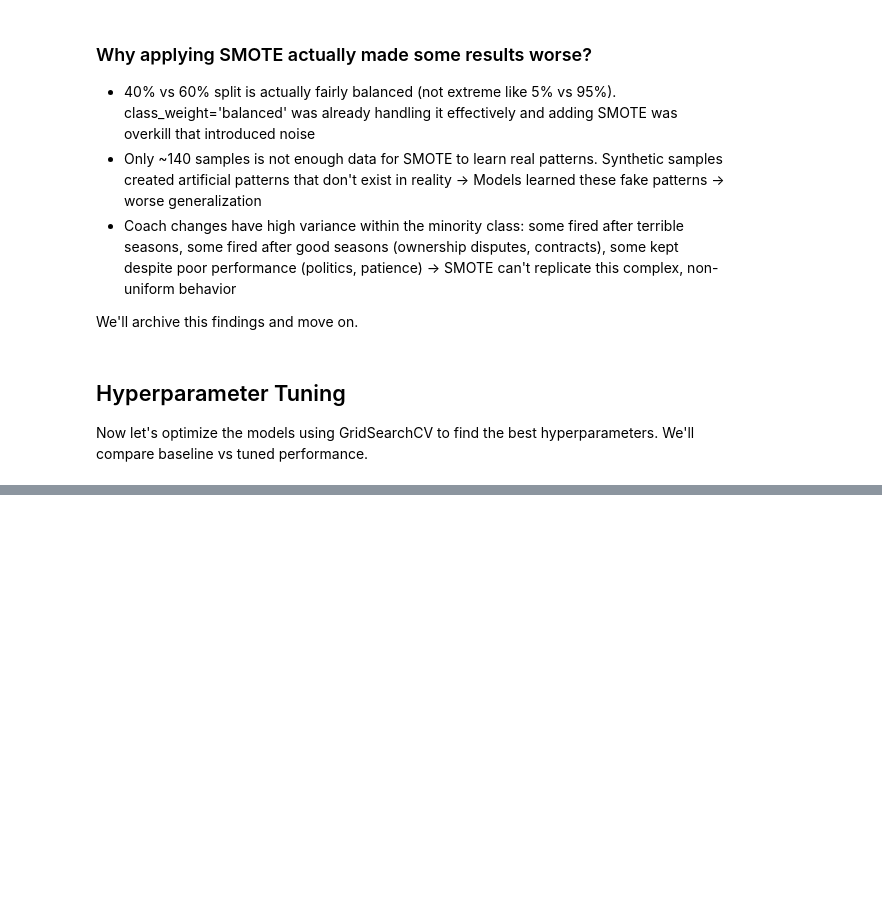
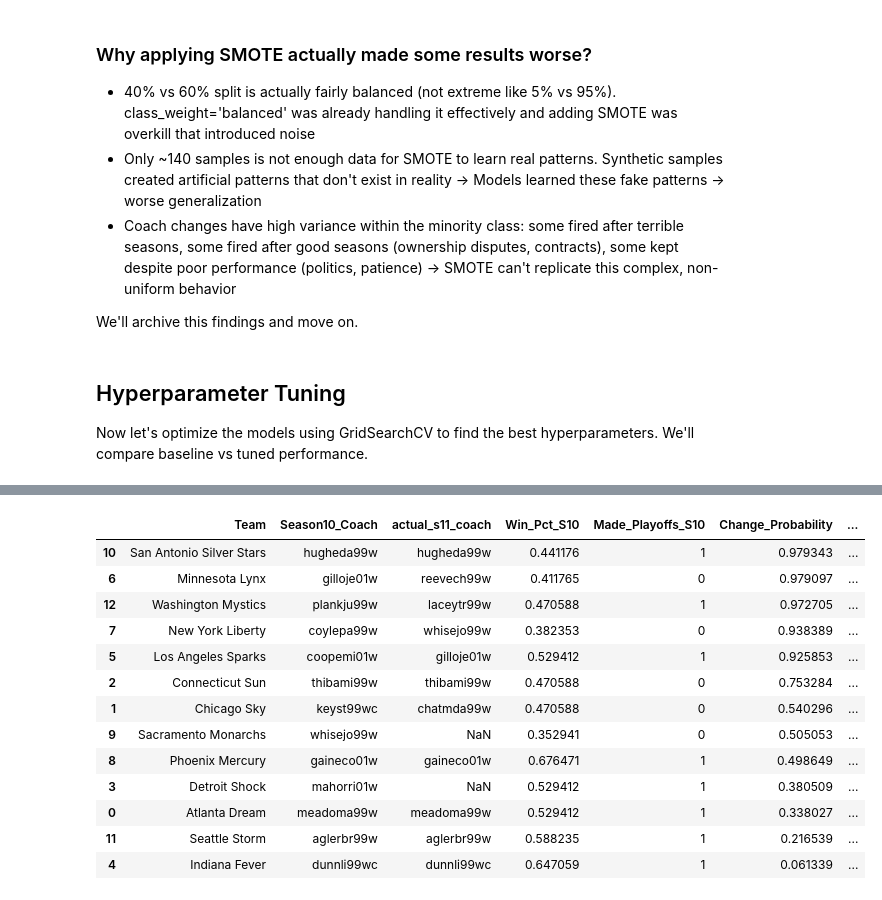
Before and after one commit to diogovenade/ac-wnba, a Jupyter notebook: src/coach_change.ipynb, the cells around one changed output, grey strips where cells are left out. Saved outputs shown, nothing was run; the diff lists cells and outputs as text; code cells hidden in the pictures; blank space fills up the shorter version.

```diff
--- a/src/coach_change.ipynb
+++ b/src/coach_change.ipynb
@@ -1200,0 +2096,82 @@ print("\nNote: Even small improvements in ROC-AUC can be significant with limite
+# %%
+# Make predictions for Season 10 → Season 11 coach changes using optimized GB
+print("="*70)
+print("PREDICTING SEASON 11 COACH CHANGES (based on Season 10 performance)")
+print("="*70)
+
+# Gradient Boosting doesn't require scaling, but we'll use the features directly
+season10_predictions = final_gb_model.predict(X_season10)
+season10_probabilities = final_gb_model.predict_proba(X_season10)
+
+# Get probability of coach change (class 1)
+season10_coach_change_prob = season10_probabilities[:, 1]
+
+print(f"\nProbability Statistics:")
+print(f"  Min: {season10_coach_change_prob.min():.3f}")
+print(f"  Max: {season10_coach_change_prob.max():.3f}")
+print(f"  Mean: {season10_coach_change_prob.mean():.3f}")
+print(f"  Std Dev: {season10_coach_change_prob.std():.3f}")
+
+# Get actual Season 11 coaches to compare predictions
+season11_actual_coaches = season11_coaches[['tmID', 'coachID']].rename(columns={'coachID': 'actual_s11_coach'})
+
+# Create results dataframe
+prediction_results = pd.DataFrame({
+    'Team': season10_features['name'].values,
+    'Team_ID': season10_features['tmID'].values,
+    'Season10_Coach': season10_features['coachID'].values,
+    'Win_Pct_S10': season10_features['win_pct'].values,
+    'Made_Playoffs_S10': season10_features['made_playoffs'].values,
+    'Coach_Tenure': season10_features['coach_tenure'].values,
+    'Consecutive_Losing': season10_features['consecutive_losing_seasons'].values,
+    'Predicted_Change': season10_predictions,
+    'Change_Probability': season10_coach_change_prob
+})
+
+# Merge with actual Season 11 coaches
+prediction_results = prediction_results.merge(season11_actual_coaches, left_on='Team_ID', right_on='tmID', how='left')
+prediction_results = prediction_results.drop('tmID', axis=1)
+
+# Determine if coach actually changed
+prediction_results['Actual_Change'] = (
+    prediction_results['Season10_Coach'] != prediction_results['actual_s11_coach']
+).astype(int)
+
+# Add confidence levels based on probability ranges
+def get_confidence_level(prob):
+    if prob >= 0.7:
+        return 'HIGH'
+    elif prob >= 0.5:
+        return 'MEDIUM'
+    elif prob >= 0.3:
+        return 'LOW'
+    else:
+        return 'VERY LOW'
+
+prediction_results['Confidence'] = prediction_results['Change_Probability'].apply(get_confidence_level)
+
+# Sort by probability of coach change (descending)
+prediction_results = prediction_results.sort_values('Change_Probability', ascending=False)
+
+print("\nPredictions complete!")
+print(f"\nPredicted coach changes: {season10_predictions.sum()}/{len(season10_predictions)} teams")
+print(f"Actual coach changes: {prediction_results['Actual_Change'].sum()}/{len(prediction_results)} teams")
+
+# Calculate accuracy
+accuracy = (prediction_results['Predicted_Change'] == prediction_results['Actual_Change']).mean()
+print(f"\nOverall Prediction Accuracy: {accuracy:.1%}")
+
+# Show confidence distribution
+print("\nConfidence Level Distribution:")
+confidence_dist = prediction_results['Confidence'].value_counts().sort_index()
+for level in confidence_dist.index:
+    count = confidence_dist[level]
+    print(f"  {level}: {count} teams")
+
+print("\n" + "="*70)
+print("SEASON 10 → SEASON 11 COACH CHANGE PREDICTIONS (Sorted by Probability)")
+print("="*70)
+display(prediction_results[['Team', 'Season10_Coach', 'actual_s11_coach', 'Win_Pct_S10',
+                            'Made_Playoffs_S10', 'Change_Probability', 'Confidence',
+                            'Predicted_Change', 'Actual_Change']])
+# %% [output]
@@ -1200,0 +2195,14 @@ print("\nNote: Even small improvements in ROC-AUC can be significant with limite
+|  | Team | Season10_Coach | actual_s11_coach | Win_Pct_S10 | Made_Playoffs_S10 | Change_Probability | ... |
+| 10 | San Antonio Silver Stars | hugheda99w | hugheda99w | 0.441176 | 1 | 0.979343 | ... |
+| 6 | Minnesota Lynx | gilloje01w | reevech99w | 0.411765 | 0 | 0.979097 | ... |
+| 12 | Washington Mystics | plankju99w | laceytr99w | 0.470588 | 1 | 0.972705 | ... |
+| 7 | New York Liberty | coylepa99w | whisejo99w | 0.382353 | 0 | 0.938389 | ... |
+| 5 | Los Angeles Sparks | coopemi01w | gilloje01w | 0.529412 | 1 | 0.925853 | ... |
+| 2 | Connecticut Sun | thibami99w | thibami99w | 0.470588 | 0 | 0.753284 | ... |
+| 1 | Chicago Sky | keyst99wc | chatmda99w | 0.470588 | 0 | 0.540296 | ... |
+| 9 | Sacramento Monarchs | whisejo99w | NaN | 0.352941 | 0 | 0.505053 | ... |
+| 8 | Phoenix Mercury | gaineco01w | gaineco01w | 0.676471 | 1 | 0.498649 | ... |
+| 3 | Detroit Shock | mahorri01w | NaN | 0.529412 | 1 | 0.380509 | ... |
+| 0 | Atlanta Dream | meadoma99w | meadoma99w | 0.529412 | 1 | 0.338027 | ... |
+| 11 | Seattle Storm | aglerbr99w | aglerbr99w | 0.588235 | 1 | 0.216539 | ... |
+| 4 | Indiana Fever | dunnli99wc | dunnli99wc | 0.647059 | 1 | 0.061339 | ... |
```
Also changed, not shown: parts of 37 cells of this notebook.
